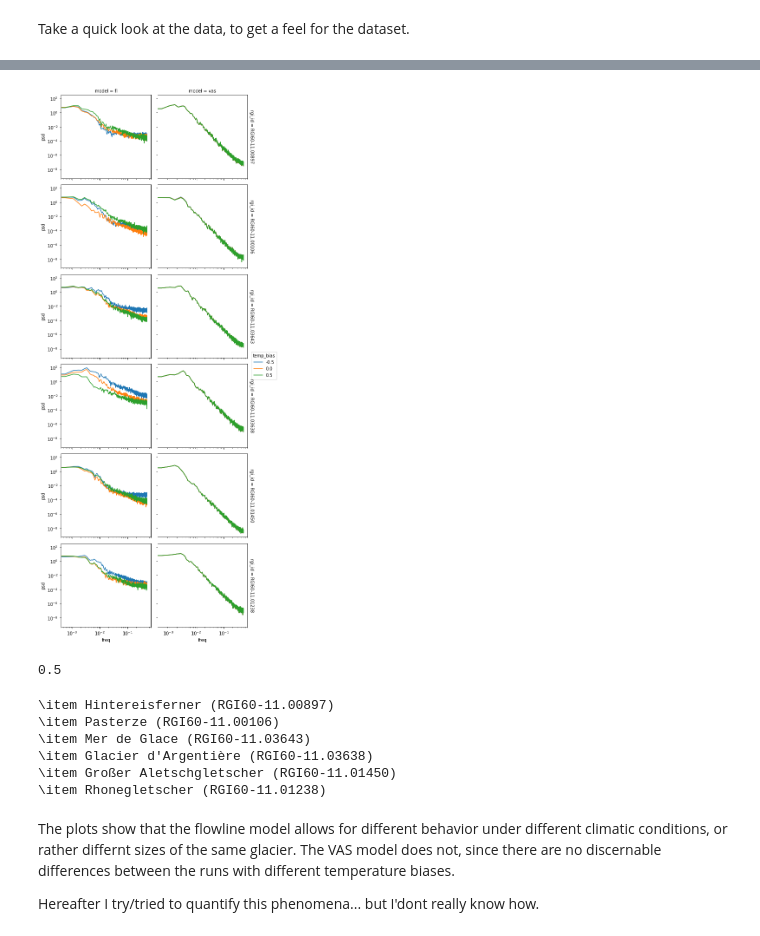
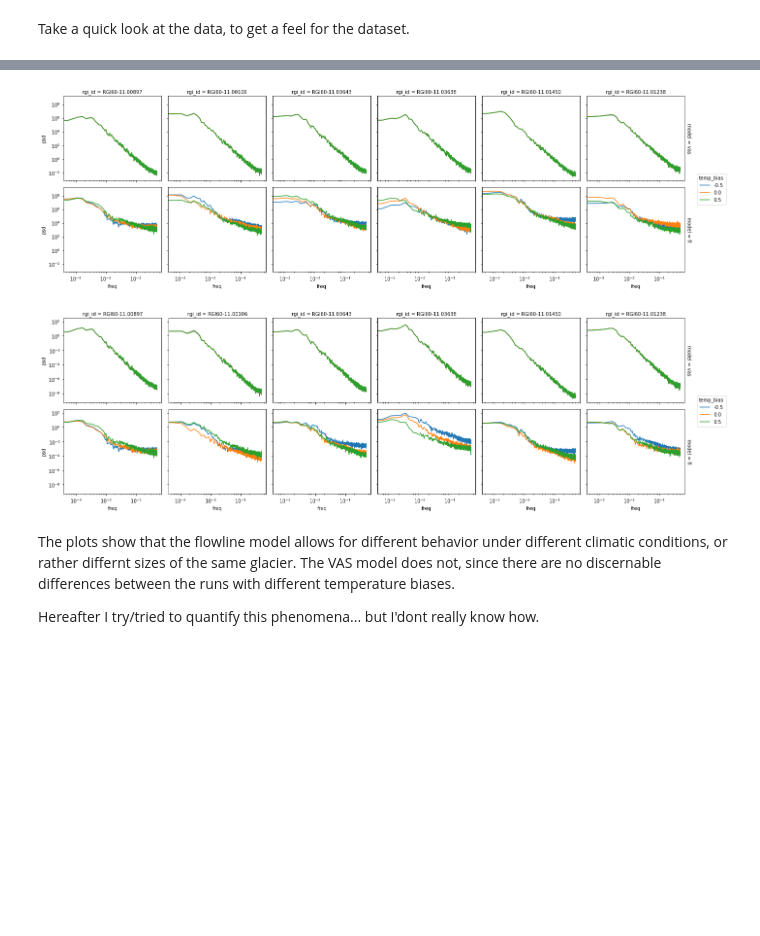
Before and after one commit to oberrauch/vascaling, a Jupyter notebook: notebooks/quantifying_psd.ipynb, the cells around one changed output, grey strips where cells are left out. Cells and saved outputs as stored; diff of their text form; code cells hidden in the pictures; blank space fills up the shorter version.

```diff
--- a/notebooks/quantifying_psd.ipynb
+++ b/notebooks/quantifying_psd.ipynb
@@ -11,8 +11,16 @@ import numpy as np
 import pandas as pd
 import xarray as xr
 from scipy import signal
+from sklearn.linear_model import LinearRegression
+
+import logging
+logging.basicConfig(format='%(asctime)s: %(name)s: %(message)s',
+                    datefmt='%Y-%m-%d %H:%M:%S',
+                    level=logging.INFO)
+log = logging.getLogger('Quantify PSD')
+
 import matplotlib.pyplot as plt
-from sklearn.linear_model import LinearRegression
+%matplotlib inline
 # %% [markdown]
 Load data from files.
 # %%
@@ -101,0 +111,5 @@ data.coords['name'] = ('rgi_id', showcase_glaciers['name'].values)
+# %%
+data = compute_psd(ds, rgi_df=showcase_glaciers, spinup_time=1e3)
+# normalize with value as freq=0
+data_norm = data.copy(deep=True)
+data_norm['psd'] = data_norm.psd/data.psd.isel(freq=0)
@@ -117,21 +138,13 @@ Data variables:
 # %%
-(data.psd/data.psd.isel(freq=0)).plot.line(x='freq', xscale='log', yscale='log', col='model', row='rgi_id');
+# visualize
+data.psd.plot.line(x='freq', xscale='log', yscale='log', row='model', col='rgi_id');
 # %% [output]
-[figure, old version]
+[figure, new version]
-# %%
-np.nanmax(freqs[freqs != np.nan])
-# %% [output]
-0.5
-# %%
-for rid, gl in showcase_glaciers.iterrows():
-    print(f"\item {gl['name']} ({rid})")
-# %% [output]
-\item Hintereisferner (RGI60-11.00897)
-\item Pasterze (RGI60-11.00106)
-\item Mer de Glace (RGI60-11.03643)
-\item Glacier d'Argentière (RGI60-11.03638)
-\item Großer Aletschgletscher (RGI60-11.01450)
-\item Rhonegletscher (RGI60-11.01238)
+# %%
+# normalize with initial value and plot again
+data_norm.plot.line(x='freq', xscale='log', yscale='log', row='model', col='rgi_id');
+# %% [output]
+[figure, added]
 # %% [markdown]
 The plots show that the flowline model allows for different behavior under different climatic conditions, or rather differnt sizes of the same glacier. The VAS model does not, since there are no discernable differences between the runs with different temperature biases.
 
```
Also changed, not shown: parts of 30 cells of this notebook, 19 other files.
